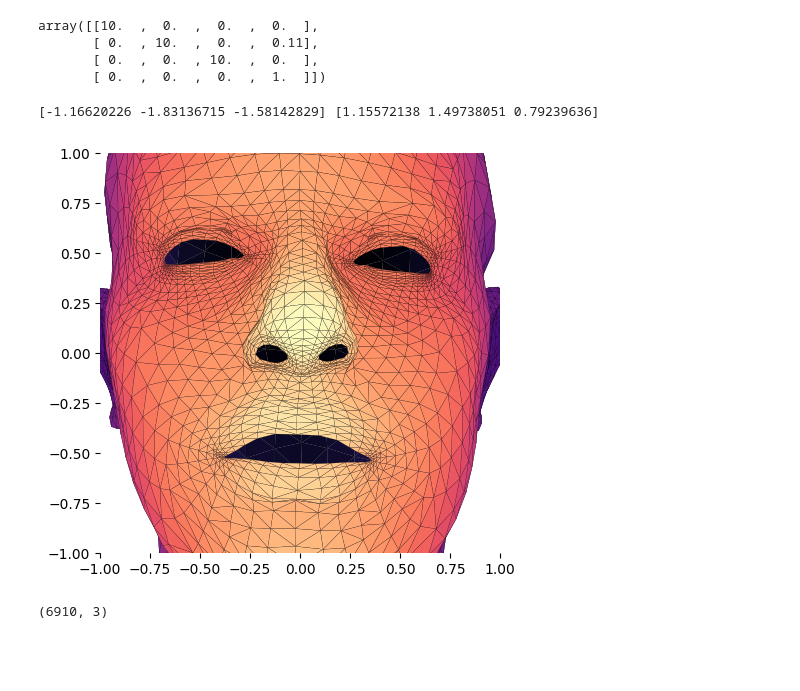
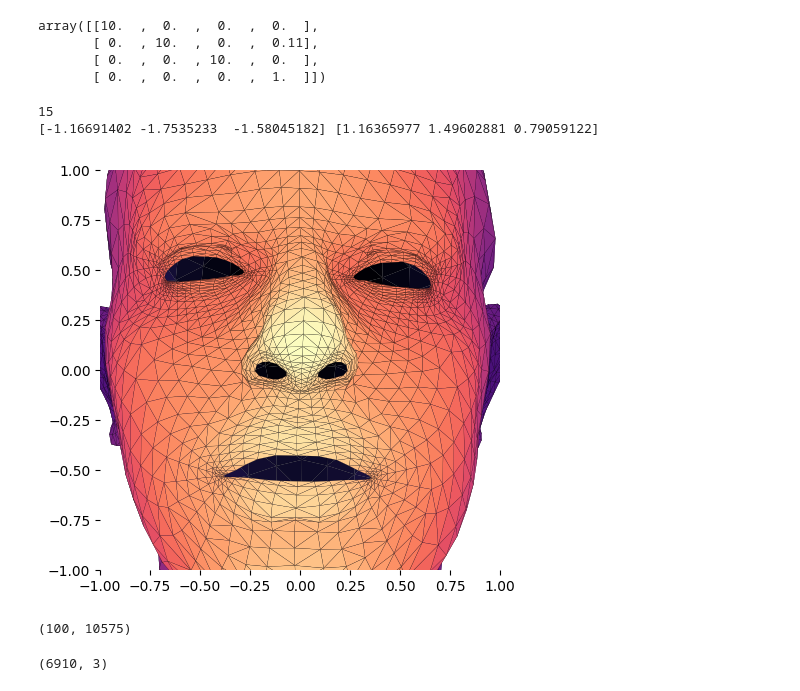
Before and after one commit to chacorp/PDB, a Jupyter notebook: notebook/exp_CBD.ipynb, the cells around one changed output. Drawn from its saved outputs; the diff is of its cells as text; code cells hidden in the pictures; blank space fills up the shorter version.

```diff
--- a/notebook/exp_CBD.ipynb
+++ b/notebook/exp_CBD.ipynb
@@ -46,38 +49,44 @@ array([[10.  ,  0.  ,  0.  ,  0.  ],
        [ 0.  ,  0.  , 10.  ,  0.  ],
        [ 0.  ,  0.  ,  0.  ,  1.  ]])
 # %%
-asd = pca_holder.sample_from_pca(None, scale=1.0)
+# asd = pca_holder.sample_from_pca(scale=1.0)
+asd = pca_holder.sample_from_pca_one_axis(scale=1.0, select=-1,verbose=True)
 faces = flame_std['new_f']
 
 
 V = normalize_homogeneous(asd)
 print(asd.min(0), asd.max(0))
 # V = V @ align_mat.T
 
 SIZE=4
 model = yrotate(0)
 view  = translate(0, 0, -3.5)
 proj  = perspective(25, 1, 1, 100)
 MVP   = proj @ view @ model
 V = V @ MVP.T
 V /= V[:, 3].reshape(-1, 1)
 
 VF = V[faces]
 T = VF[:, :, :2]
 Z = -VF[:, :, 2].mean(axis=1)
 Z = (Z - Z.min()) / (Z.max() - Z.min())
 C = plt.get_cmap("magma")(Z)
 I = np.argsort(Z)
 
 T, C = T[I, :], C[I, :]
 fig = plt.figure(figsize=(SIZE, SIZE))
 ax = fig.add_axes([0, 0, 1, 1], xlim=[-1, 1], ylim=[-1, 1], aspect=1, frameon=False)
 collection = PolyCollection(T, closed=True, linewidth=0.1, facecolor=C, edgecolor="black")
 ax.add_collection(collection)
 plt.show()
 # %% [output]
-[-1.16620226 -1.83136715 -1.58142829] [1.15572138 1.49738051 0.79239636]
+15
+[-1.16691402 -1.7535233  -1.58045182] [1.16365977 1.49602881 0.79059122]
-[figure, old version]
+[figure, new version]
+# %%
+pca_holder.components_.shape
+# %% [output]
+(100, 10575)
 # %%
 asd.shape
 faces.shape
```
Also changed, not shown: parts of 27 cells of this notebook, 4 other files.
